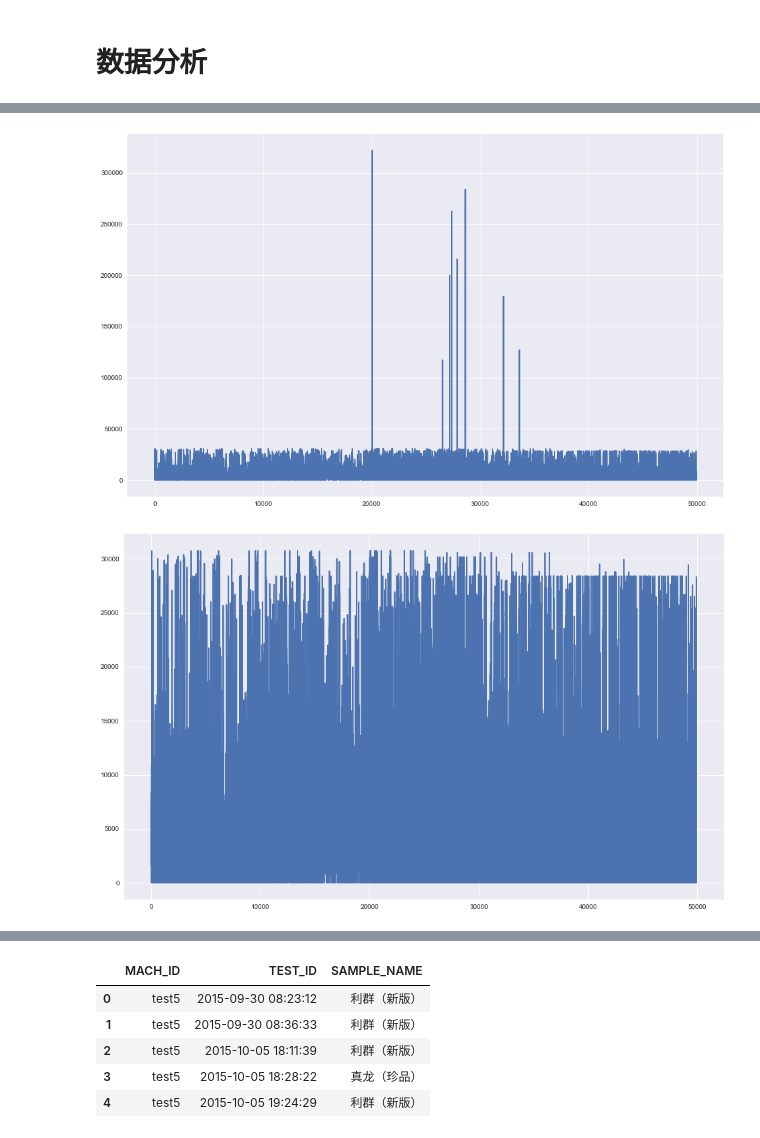
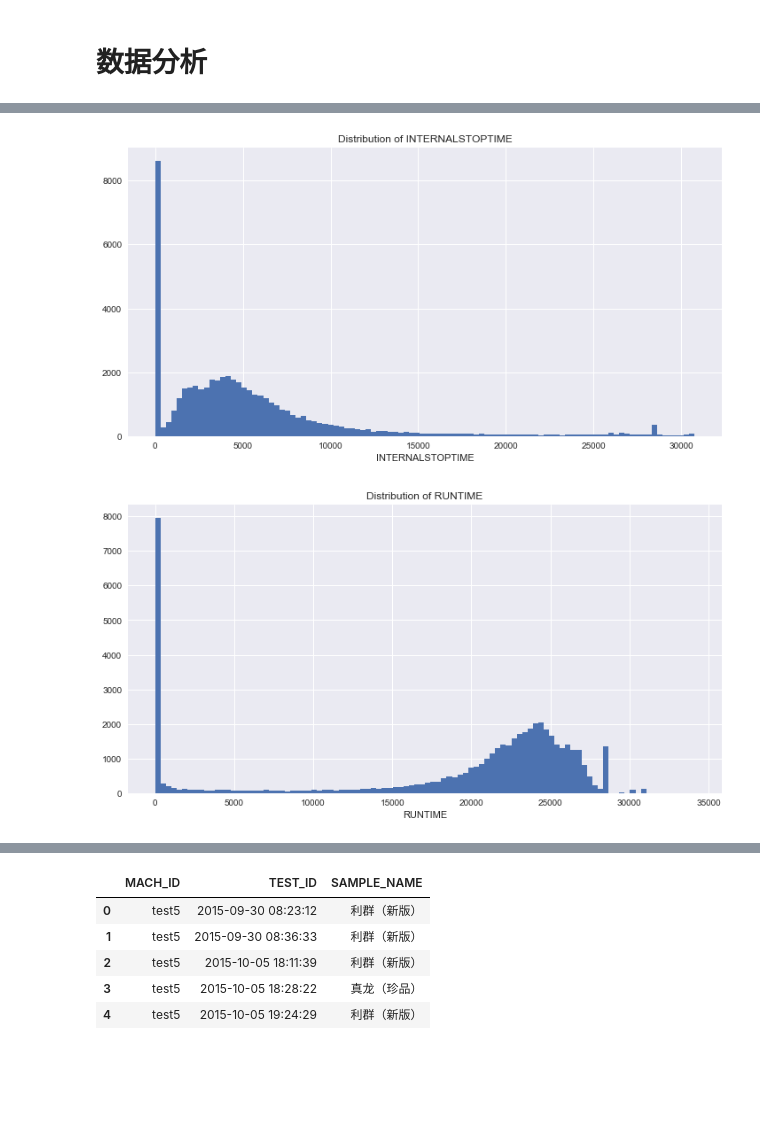
Before and after one commit to zzhhoubin/pydata, a Jupyter notebook: datasets/ncicbj/数据分析.ipynb, the cells around one changed output, grey strips where cells are left out. Drawn from its saved outputs; the diff is of its cells as text; code cells hidden in the pictures; blank space fills up the shorter version.

```diff
--- a/datasets/ncicbj/数据分析.ipynb
+++ b/datasets/ncicbj/数据分析.ipynb
@@ -86,6 +88,6 @@ tb_47 = tables[table_name[47]]
 # %%
-tb_20_new = tb_20[['PRODUCEDATE', 'PB_SHIFT_ID', 'PM_MP_MACHINE_ID', 'PB_PRODUCT_ID', 'INTERNALSTOPTIME',
-                  'RUNTIME', 'PRODUCETIME', 'WAITINGMATERIALTIME', 'MAXRUNTIME', 'AVGRUNTIME', 'THEORETICALPRODUCTION',
-                  'REALPRODUCTION', 'REJECTPRODUCTION', 'STOPCNT', 'NORMALSPEED']]
+tb_20_new = tb_20[['PRODUCEDATE', 'PB_SHIFT_ID', 'PM_MP_MACHINE_ID', 'PB_PRODUCT_ID', 'GATHERDATETIME', 'INTERNALSTOPTIME',
+                   'RUNTIME', 'PRODUCETIME', 'THEORETICALPRODUCTION','REALPRODUCTION', 'REJECTPRODUCTION',
+                   'EFFPRODUCTION', 'EFFMACHINE', 'STOPCNT']]
 tb_20_new.head()
 # %% [output]
@@ -207,12 +126,16 @@ tb_20_clear.describe()
 # %%
-plt.figure(figsize=(16, 10))
-plt.plot(tb_20_new.loc[:, 'INTERNALSTOPTIME'])
+plt.figure(figsize=(12, 6))
+plt.hist(tb_20_clear.loc[:, 'INTERNALSTOPTIME'], 100)
+plt.title('Distribution of INTERNALSTOPTIME')
+plt.xlabel('INTERNALSTOPTIME')
 plt.show()
 # %% [output]
-[figure, old version]
+[figure, new version]
 # %%
-plt.figure(figsize=(16, 10))
-plt.plot(tb_20_clear.loc[:, 'INTERNALSTOPTIME'])
+plt.figure(figsize=(12, 6))
+plt.hist(tb_20_clear.loc[:, 'RUNTIME'], 100)
+plt.title('Distribution of RUNTIME')
+plt.xlabel('RUNTIME')
 plt.show()
 # %% [output]
-[figure, old version]
+[figure, new version]
```
Also changed, not shown: parts of 108 cells of this notebook.
